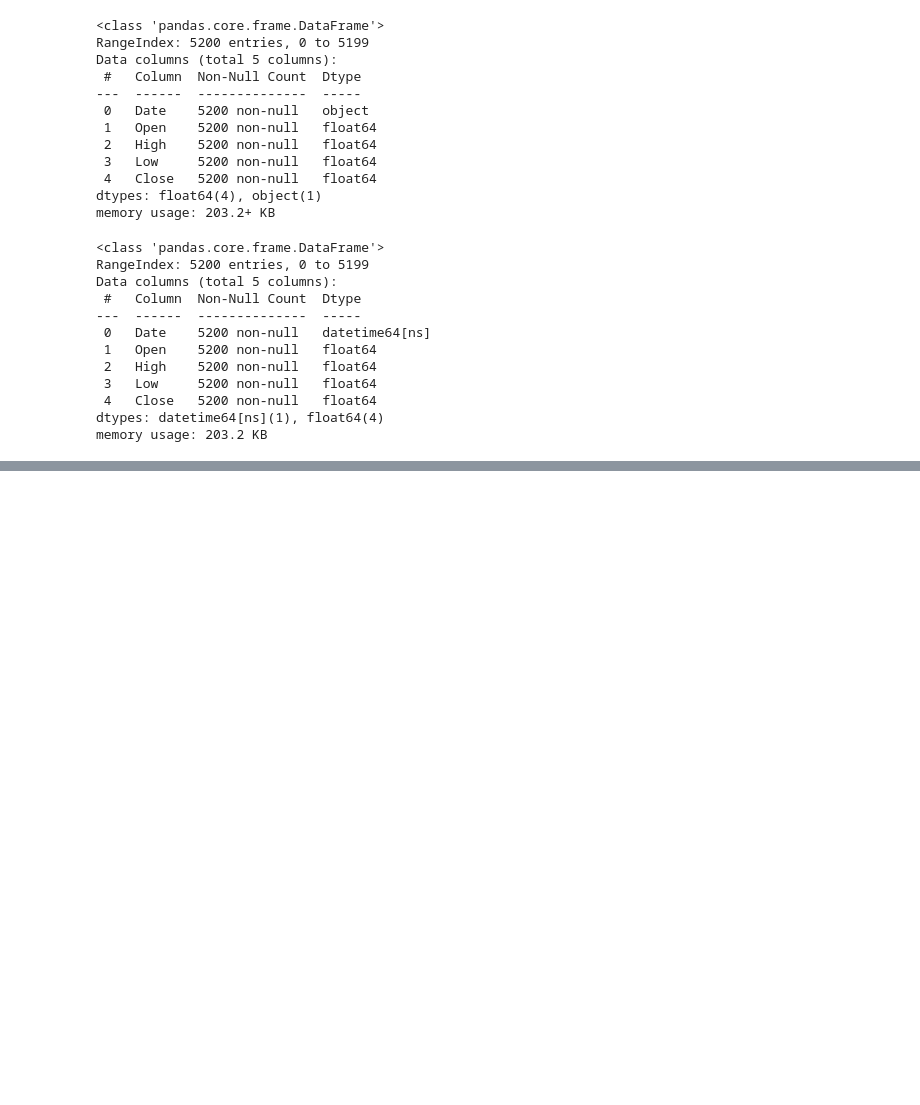
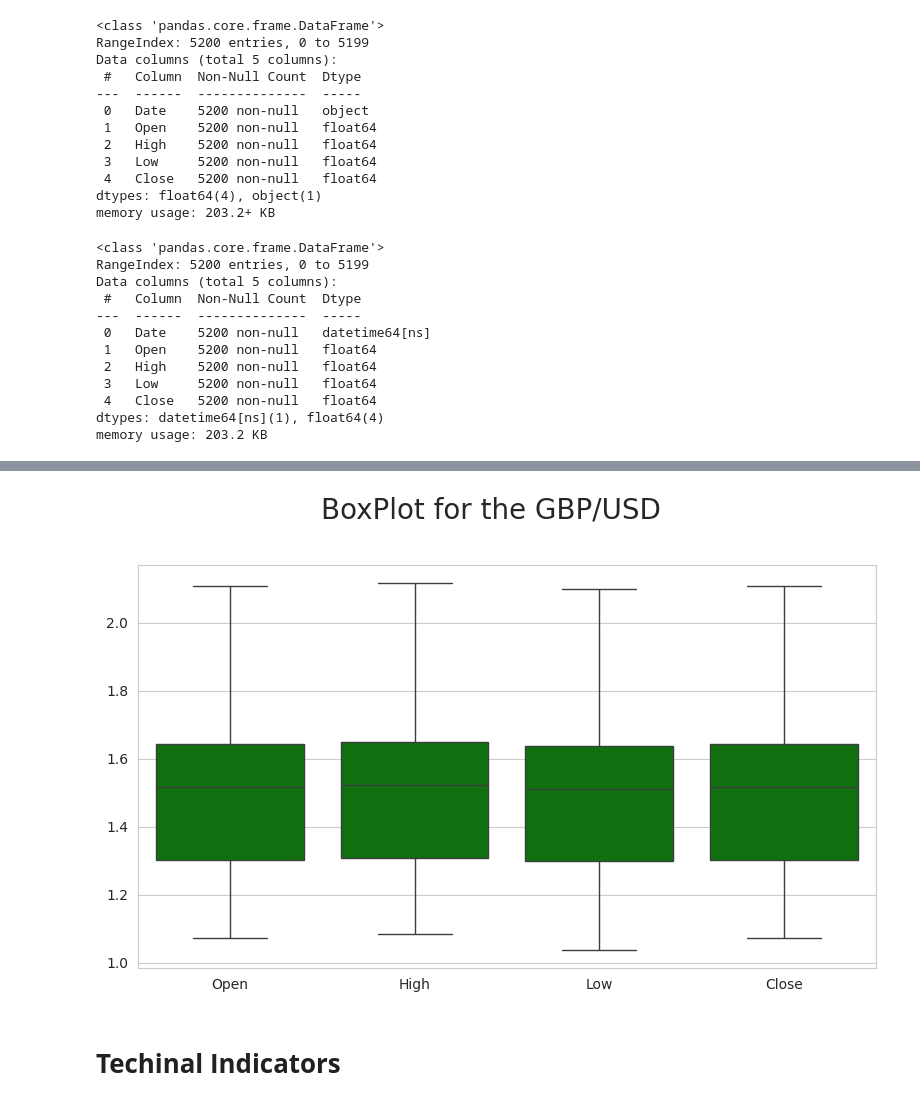
Before and after one commit to kashir123/GBPUSD-final-project, a Jupyter notebook: GBPUSD_price_prediction.ipynb, the cells around one changed output, grey strips where cells are left out. Drawn from its saved outputs; the diff is of its cells as text; code cells hidden in the pictures; blank space fills up the shorter version.

```diff
--- a/GBPUSD_price_prediction.ipynb
+++ b/GBPUSD_price_prediction.ipynb
@@ -127,0 +153,42 @@ plt.show()
+# %%
+def remove_outliers(dataset,columns):
+  '''
+  Remove the outliers from the dataset
+
+  Parameters:
+  dataset: contains the forex data
+  columns: contains the columns of the dataset
+  '''
+
+  for column in columns:
+    #calculate the 25%(Q1) and 75% (q3)
+    first_quantile = dataset[column].quantile(0.25)
+    third_quantile = dataset[column].quantile(0.75)
+
+    inter_qunatile = third_quantile - first_quantile # interquantile range
+
+    #define the bounds
+    lower_bound = first_quantile - 1.5*inter_qunatile
+    upper_bound = third_quantile + 1.5*inter_qunatile
+
+    #remove the outliers
+    dataset = dataset[(dataset[column] >= lower_bound) & (dataset[column] <= upper_bound)]
+
+  return dataset
+# %%
+data_cleaned = remove_outliers(data,col)
+# %%
+#plot the box plot again to check outliers removed
+plt.figure(figsize=(8,5))
+
+#plot the boxplot
+sns.boxplot(data=data_cleaned, color="green")
+
+
+plt.suptitle('BoxPlot for the GBP/USD', fontsize=20, y=1.02)
+plt.tight_layout()
+plt.show()
+# %% [output]
+[figure, added]
+# %% [markdown]
+# **Techinal Indicators**
```
Also changed, not shown: parts of 11 cells of this notebook.
